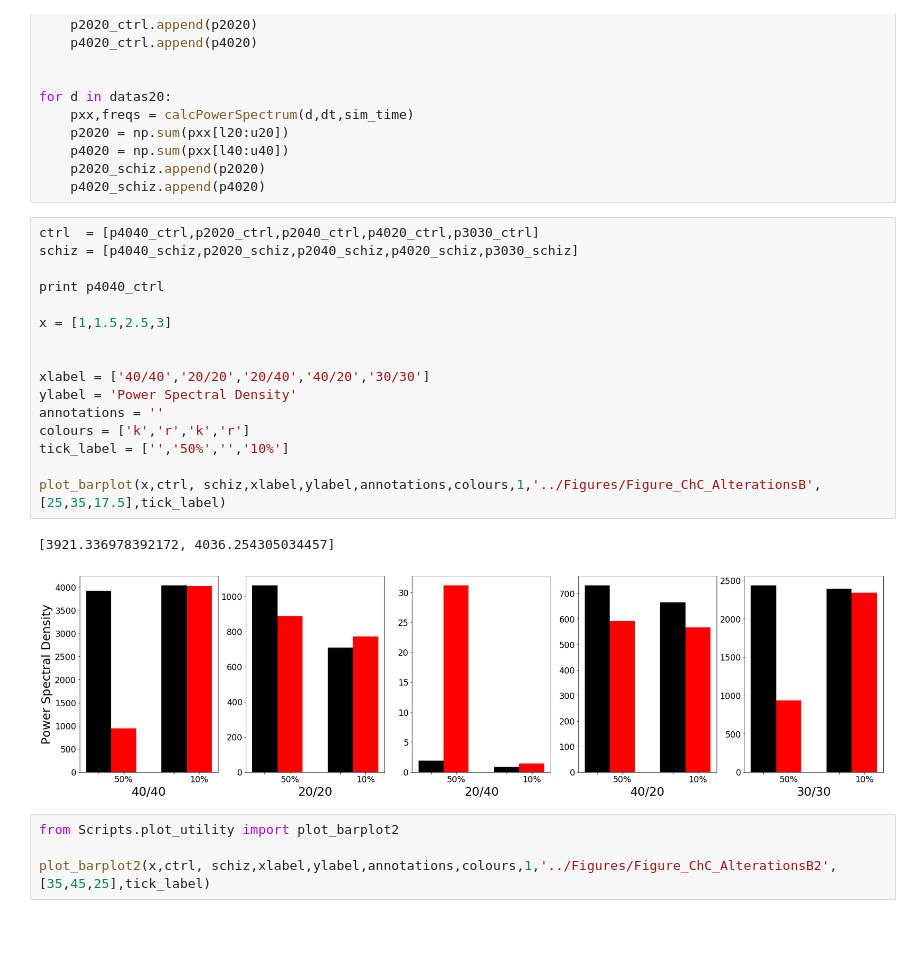
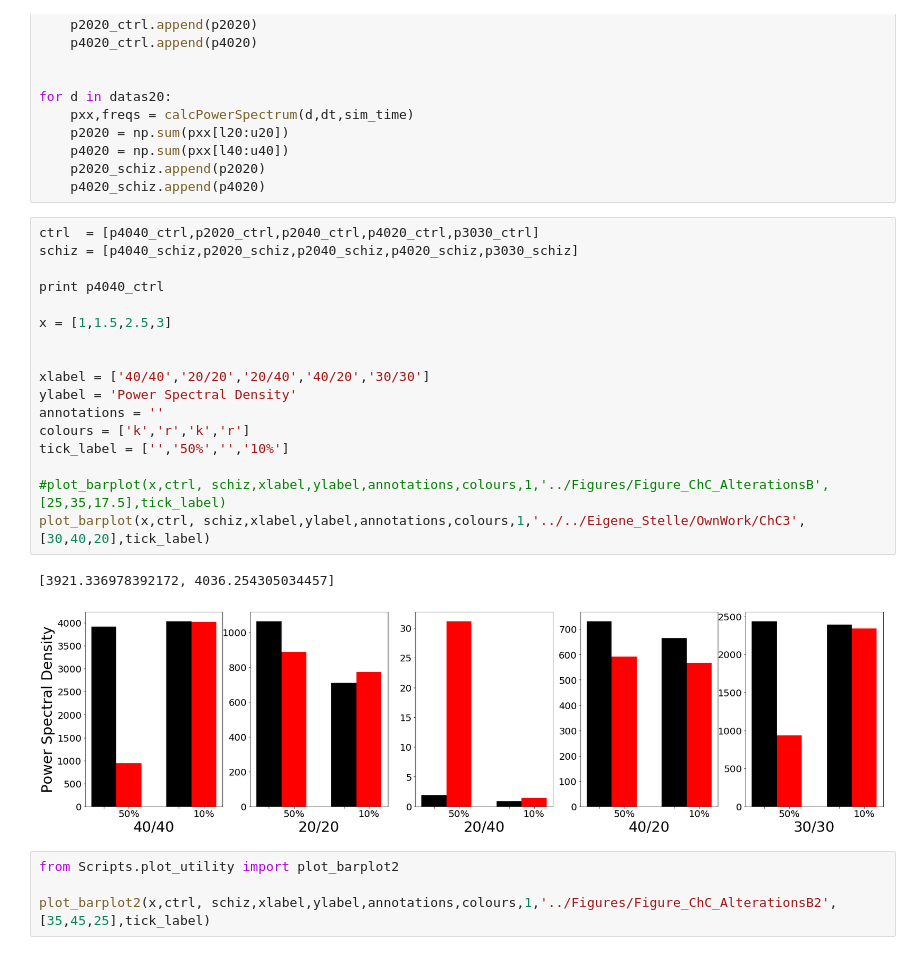
Before and after one commit to ChristophMetzner/Chandelier-Basket-Model, a Jupyter notebook: Notebooks/Figure_ChC_Alterations.ipynb, the cells around one changed output. Cells and saved outputs as stored; diff of their text form; blank space fills up the shorter version.

```diff
--- a/Notebooks/Figure_ChC_Alterations.ipynb
+++ b/Notebooks/Figure_ChC_Alterations.ipynb
@@ -143,22 +144,23 @@ for d in datas20:
 # %%
 ctrl  = [p4040_ctrl,p2020_ctrl,p2040_ctrl,p4020_ctrl,p3030_ctrl]
 schiz = [p4040_schiz,p2020_schiz,p2040_schiz,p4020_schiz,p3030_schiz]
 
 print p4040_ctrl
 
 x = [1,1.5,2.5,3]
 
 
 xlabel = ['40/40','20/20','20/40','40/20','30/30']
 ylabel = 'Power Spectral Density'
 annotations = ''
 colours = ['k','r','k','r']
 tick_label = ['','50%','','10%']
 
-plot_barplot(x,ctrl, schiz,xlabel,ylabel,annotations,colours,1,'../Figures/Figure_ChC_AlterationsB',[25,35,17.5],tick_label)
+#plot_barplot(x,ctrl, schiz,xlabel,ylabel,annotations,colours,1,'../Figures/Figure_ChC_AlterationsB',[25,35,17.5],tick_label)
+plot_barplot(x,ctrl, schiz,xlabel,ylabel,annotations,colours,1,'../../Eigene_Stelle/OwnWork/ChC3',[30,40,20],tick_label)
 # %% [output]
 [3921.336978392172, 4036.254305034457]
-[figure, old version]
+[figure, new version]
 # %%
 from Scripts.plot_utility import plot_barplot2
 
```
Also changed, not shown: parts of 1 cell of this notebook, 2 other files.
